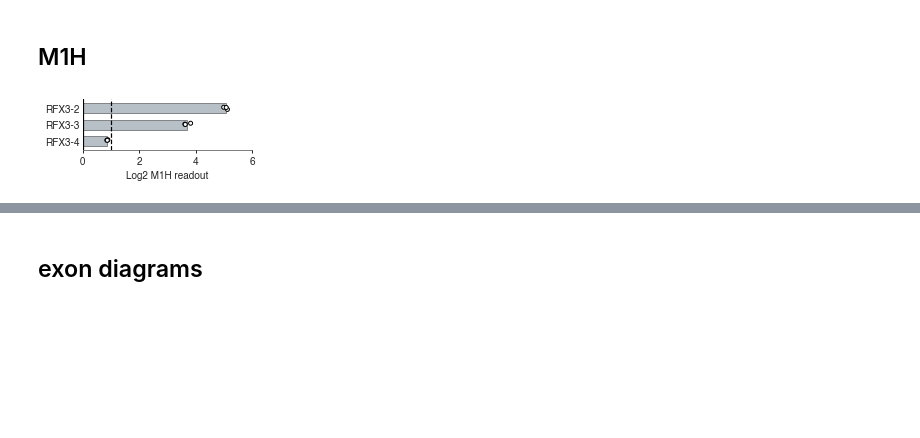
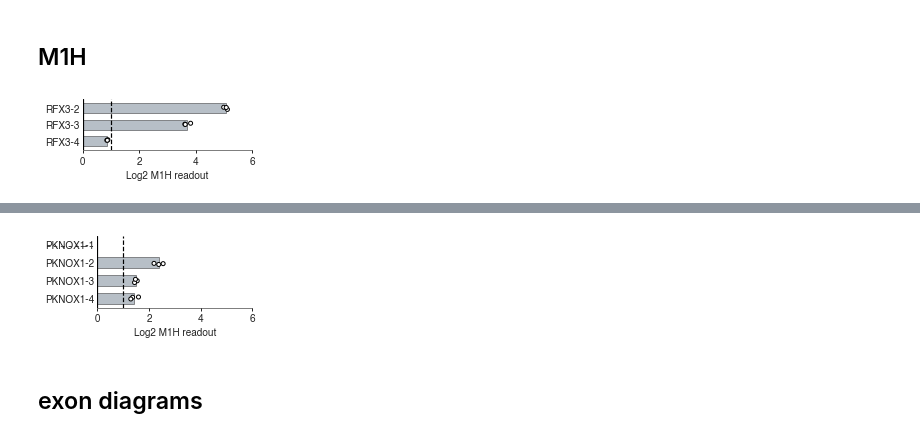
Before and after one commit to CCSB-DFCI/TF_isoforms_paper, a Jupyter notebook: src/iso_main_figures.ipynb, the cells around one changed output, grey strips where cells are left out. Saved outputs shown, nothing was run; the diff lists cells and outputs as text; code cells hidden in the pictures; blank space fills up the shorter version.

```diff
--- a/src/iso_main_figures.ipynb
+++ b/src/iso_main_figures.ipynb
@@ -130,3 +157,12 @@ plt.savefig('../figures/{}_m1h-profile.pdf'.format(gene_name), bbox_inches='tigh
+# %%
+gene_name = "PKNOX1"
+
+fig, ax = plt.subplots(1, 1, figsize=(3, 1.5))
+
+df = m1h_activation_per_tf_gene_plot("PKNOX1", data=m1h, ax=ax, xlim=(0, 6))
+plt.savefig('../figures/{}_m1h-profile.pdf'.format(gene_name), bbox_inches='tight')
+# %% [output]
+[figure, added]
 # %% [markdown]
 ## exon diagrams
 # %%
```
Also changed, not shown: parts of 5 cells of this notebook, 6 other files.
